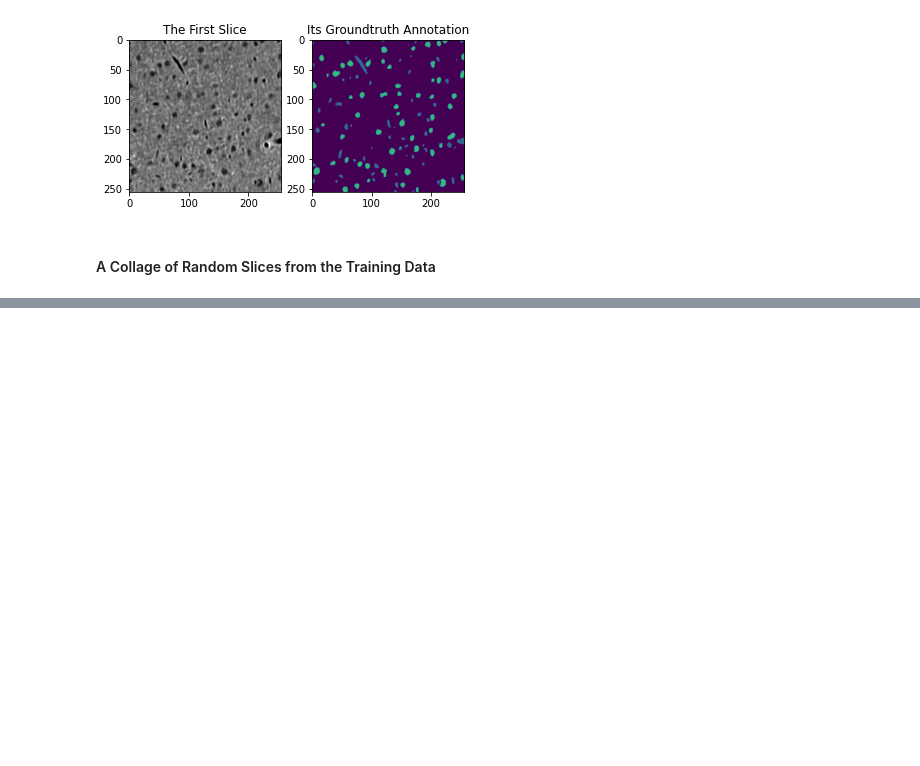
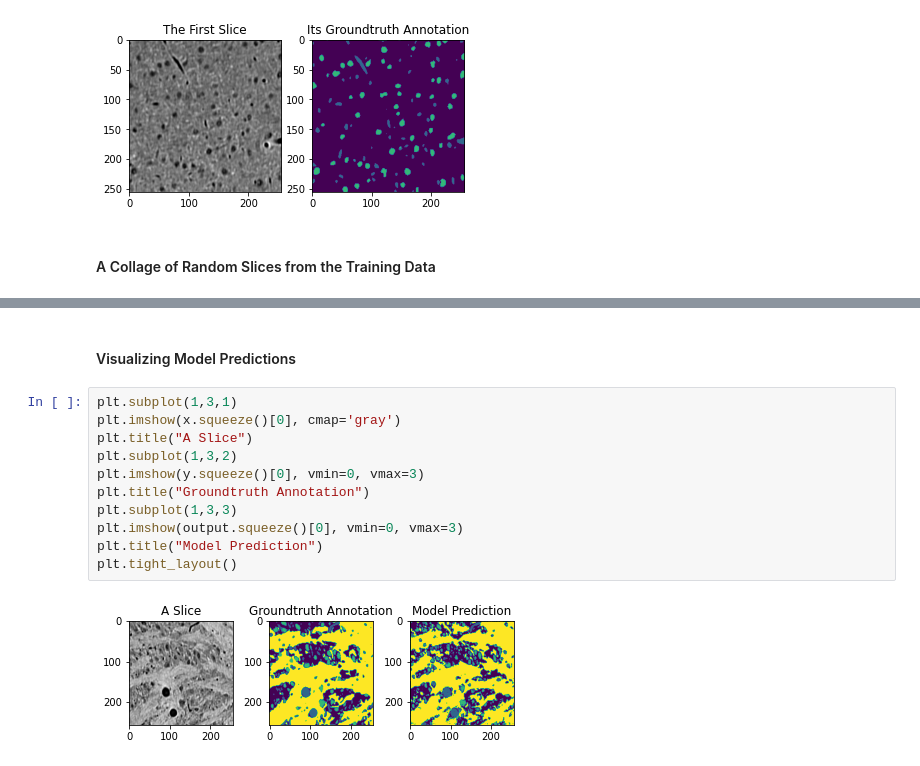
Before and after one commit to im-a-jin/MTNeuro, a Jupyter notebook: notebooks/task2_getting_started.ipynb, the cells around one changed output, grey strips where cells are left out. Drawn from its saved outputs; the diff is of its cells as text; blank space fills up the shorter version.

Commit message:
Finished task2_getting_started. Added prediction visualization

```diff
--- a/notebooks/task2_getting_started.ipynb
+++ b/notebooks/task2_getting_started.ipynb
@@ -296 +297,16 @@ Downloading BossDB cutout...
+# %% [markdown]
+#### Visualizing Model Predictions
+# %%
+plt.subplot(1,3,1)
+plt.imshow(x.squeeze()[0], cmap='gray')
+plt.title("A Slice")
+plt.subplot(1,3,2)
+plt.imshow(y.squeeze()[0], vmin=0, vmax=3)
+plt.title("Groundtruth Annotation")
+plt.subplot(1,3,3)
+plt.imshow(output.squeeze()[0], vmin=0, vmax=3)
+plt.title("Model Prediction")
+plt.tight_layout()
+# %% [output]
+[figure, added]
 # %% [markdown]
```
Also changed, not shown: parts of 20 cells of this notebook.
